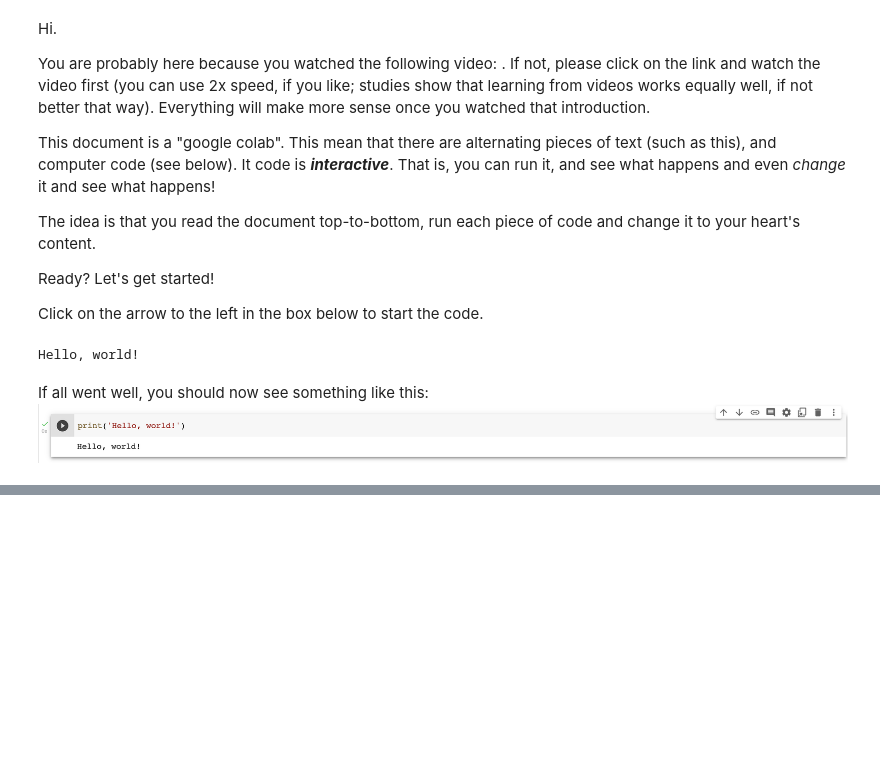
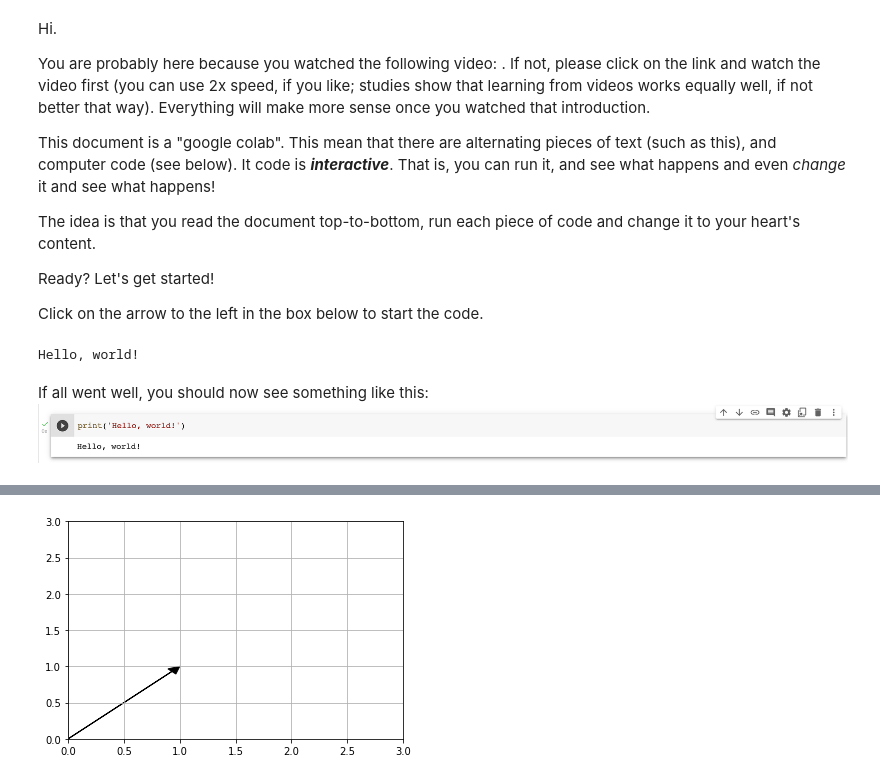
Before and after one commit to AstonishingHypothesis/PyPhi-Notebook, a Jupyter notebook: IITbootcamp.ipynb, the cells around one changed output, grey strips where cells are left out. Cells and saved outputs as stored; diff of their text form; code cells hidden in the pictures; blank space fills up the shorter version.

```diff
--- a/IITbootcamp.ipynb
+++ b/IITbootcamp.ipynb
@@ -25,0 +59,4 @@ Much of the code will be self-explanatory, such as the example above. We will al
+# %%
+import numpy as np
+
+data = [1,1]
@@ -25,0 +75,23 @@ Much of the code will be self-explanatory, such as the example above. We will al
+# %%
+import matplotlib.pyplot as plt
+import math
+
+head_length = 0.1
+origin = [0,0]
+dx = data[0] - origin[0]
+dy = data[1] - origin[1]
+vector = [dx,dy]
+vector_magnitude = math.sqrt(dx**2+dy**2)
+dx = dx / vector_magnitude
+dy = dy / vector_magnitude
+vector_magnitude = vector_magnitude - head_length
+
+ax = plt.axes()
+ax.arrow(origin[0], origin[1], vector_magnitude*dx, vector_magnitude*dy, head_width=0.1, head_length=0.1, fc='black', ec='black')
+plt.xlim(0,3)
+plt.ylim(0,3)
+plt.grid()
+plt.show()
+plt.close()
+# %% [output]
+[figure, added]
```
Also changed, not shown: parts of 9 cells of this notebook.
